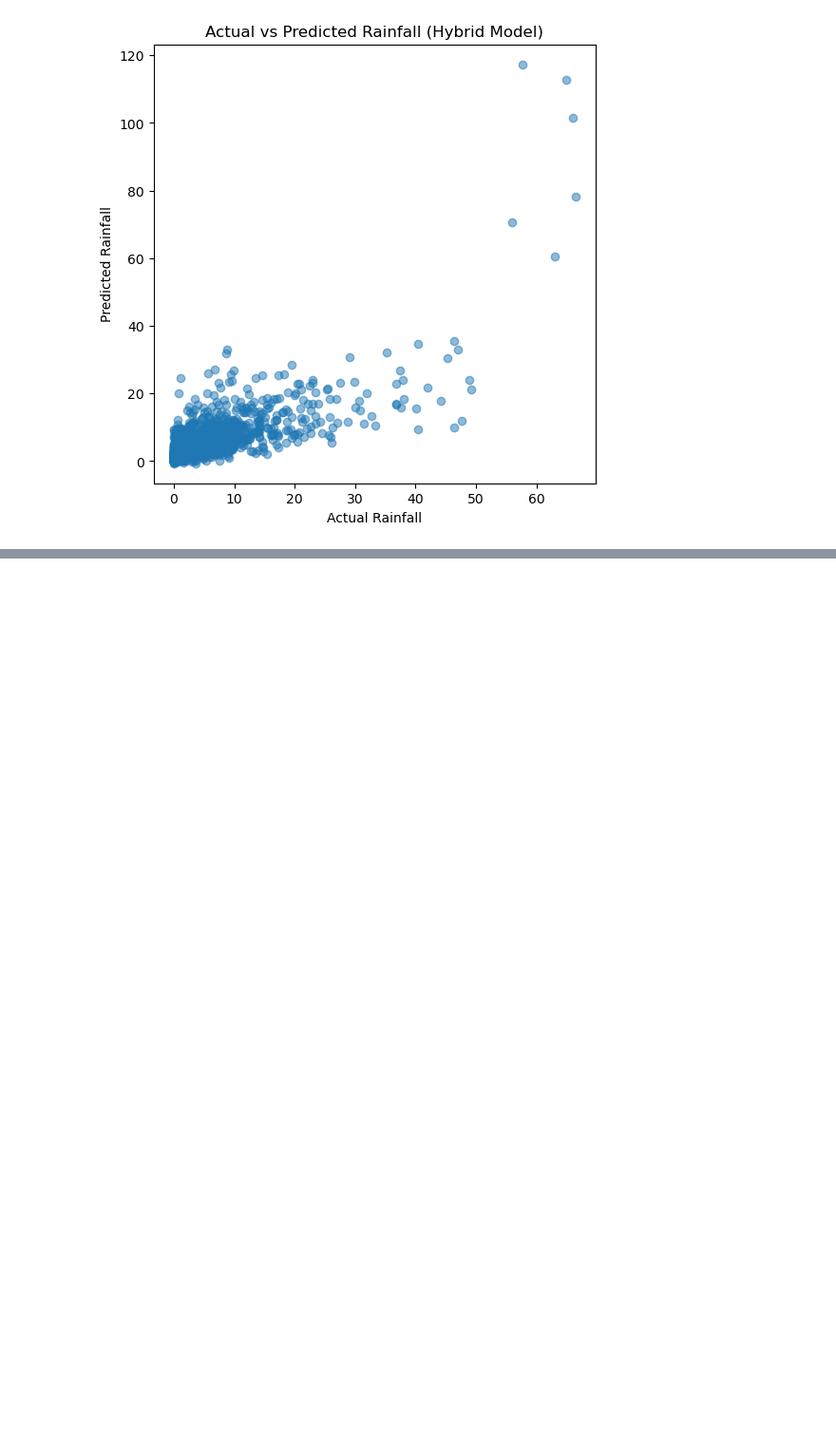
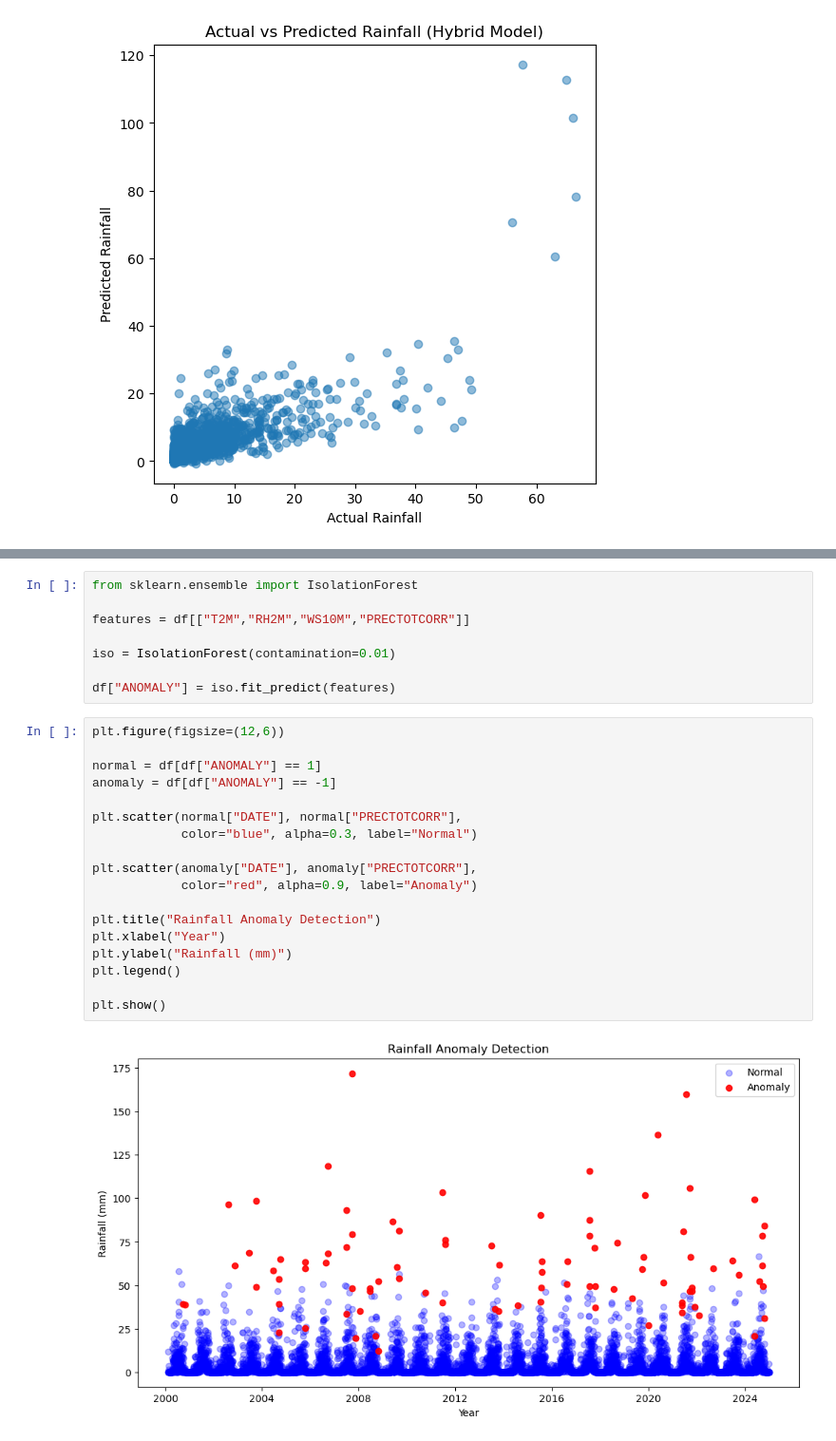
Before and after one commit to Avisweta-De/climate-trend-analysis-ml, a Jupyter notebook: src/ml_model.ipynb, the cells around one changed output, grey strips where cells are left out. Shown at 95% size. Drawn from its saved outputs; the diff is of its cells as text; blank space fills up the shorter version.

```diff
--- a/src/ml_model.ipynb
+++ b/src/ml_model.ipynb
@@ -284,0 +295,28 @@ Hybrid Model R²: 0.5822990997538369
+# %%
+from sklearn.ensemble import IsolationForest
+
+features = df[["T2M","RH2M","WS10M","PRECTOTCORR"]]
+
+iso = IsolationForest(contamination=0.01)
+
+df["ANOMALY"] = iso.fit_predict(features)
+# %%
+plt.figure(figsize=(12,6))
+
+normal = df[df["ANOMALY"] == 1]
+anomaly = df[df["ANOMALY"] == -1]
+
+plt.scatter(normal["DATE"], normal["PRECTOTCORR"],
+            color="blue", alpha=0.3, label="Normal")
+
+plt.scatter(anomaly["DATE"], anomaly["PRECTOTCORR"],
+            color="red", alpha=0.9, label="Anomaly")
+
+plt.title("Rainfall Anomaly Detection")
+plt.xlabel("Year")
+plt.ylabel("Rainfall (mm)")
+plt.legend()
+
+plt.show()
+# %% [output]
+[figure, added]
```
Also changed, not shown: parts of 8 cells of this notebook.
